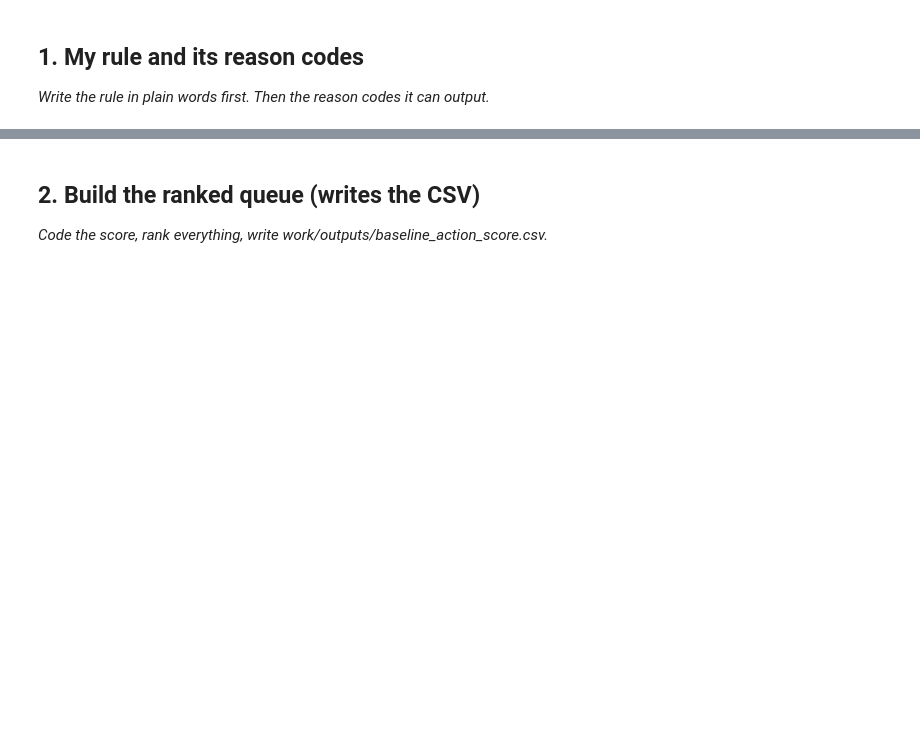
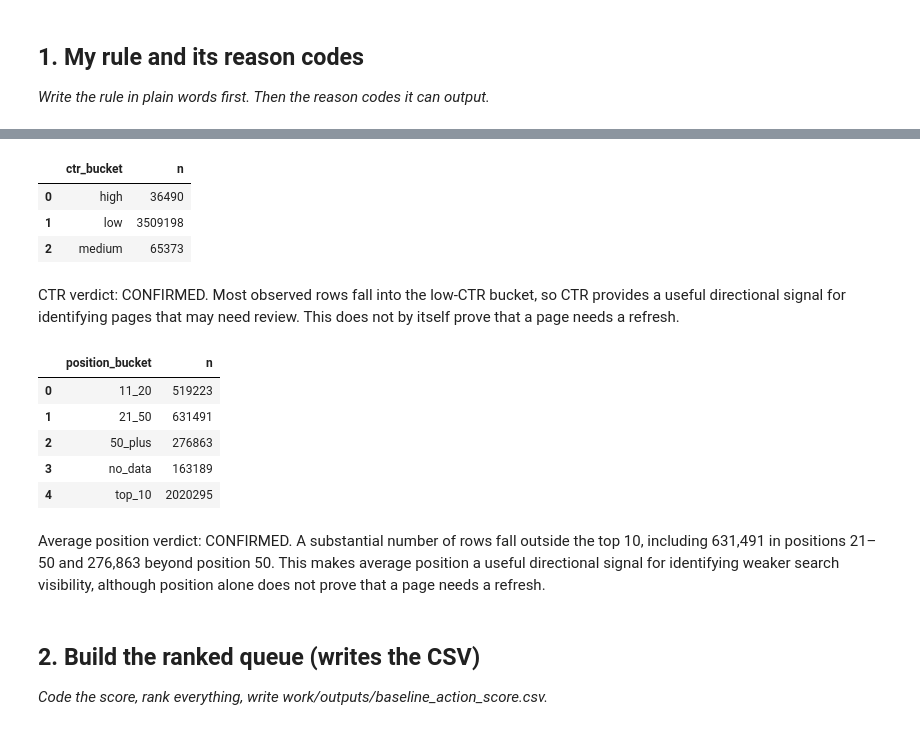
Before and after one commit to hassan9039/intern1, a Jupyter notebook: work/notebooks/w04_baseline_score.ipynb, the cells around one changed output, grey strips where cells are left out. Drawn from its saved outputs; the diff is of its cells as text; code cells hidden in the pictures; blank space fills up the shorter version.

```diff
--- a/work/notebooks/w04_baseline_score.ipynb
+++ b/work/notebooks/w04_baseline_score.ipynb
@@ -15,0 +13,20 @@ This skeleton is yours to fill. Work the sections **in order** — each one has
+# %%
+import duckdb
+from google.colab import userdata
+
+token = userdata.get("HF_TOKEN")
+
+con = duckdb.connect()
+
+con.execute(f"""
+CREATE OR REPLACE SECRET hf (
+    TYPE huggingface,
+    TOKEN '{token}'
+)
+""")
+
+REL = """
+read_parquet(
+    'hf://datasets/FlyRank/internship-warehouse/fact_content_daily_performance/month=2026-03/*.parquet'
+)
+"""
@@ -16,3 +43,54 @@ This skeleton is yours to fill. Work the sections **in order** — each one has
+# %%
+ctr_check = con.sql(f"""
+SELECT
+    CASE
+        WHEN gsc_impressions = 0 THEN 'zero'
+        WHEN gsc_clicks * 1.0 / gsc_impressions < 0.02 THEN 'low'
+        WHEN gsc_clicks * 1.0 / gsc_impressions < 0.05 THEN 'medium'
+        ELSE 'high'
+    END AS ctr_bucket,
+    COUNT(*) AS n
+FROM {REL}
+WHERE gsc_data_available IS TRUE
+GROUP BY 1
+ORDER BY 1
+""").df()
+
+ctr_check
+# %% [output]
+|  | ctr_bucket | n |
+| 0 | high | 36490 |
+| 1 | low | 3509198 |
+| 2 | medium | 65373 |
+# %% [markdown]
+CTR verdict: CONFIRMED. Most observed rows fall into the low-CTR bucket, so CTR provides a useful directional signal for identifying pages that may need review. This does not by itself prove that a page needs a refresh.
+# %%
+position_check = con.sql(f"""
+SELECT
+    CASE
+        WHEN gsc_avg_position = 0 THEN 'no_data'
+        WHEN gsc_avg_position <= 10 THEN 'top_10'
+        WHEN gsc_avg_position <= 20 THEN '11_20'
+        WHEN gsc_avg_position <= 50 THEN '21_50'
+        ELSE '50_plus'
+    END AS position_bucket,
+    COUNT(*) AS n
+FROM {REL}
+WHERE gsc_data_available IS TRUE
+GROUP BY 1
+ORDER BY 1
+""").df()
+
+position_check
+# %% [output]
+|  | position_bucket | n |
+| 0 | 11_20 | 519223 |
+| 1 | 21_50 | 631491 |
+| 2 | 50_plus | 276863 |
+| 3 | no_data | 163189 |
+| 4 | top_10 | 2020295 |
+# %% [markdown]
+Average position verdict: CONFIRMED. A substantial number of rows fall outside the top 10, including 631,491 in positions 21–50 and 276,863 beyond position 50. This makes average position a useful directional signal for identifying weaker search visibility, although position alone does not prove that a page needs a refresh.
 # %% [markdown]
 ## 2. Build the ranked queue (writes the CSV)
 
```
Also changed, not shown: parts of 11 cells of this notebook.
